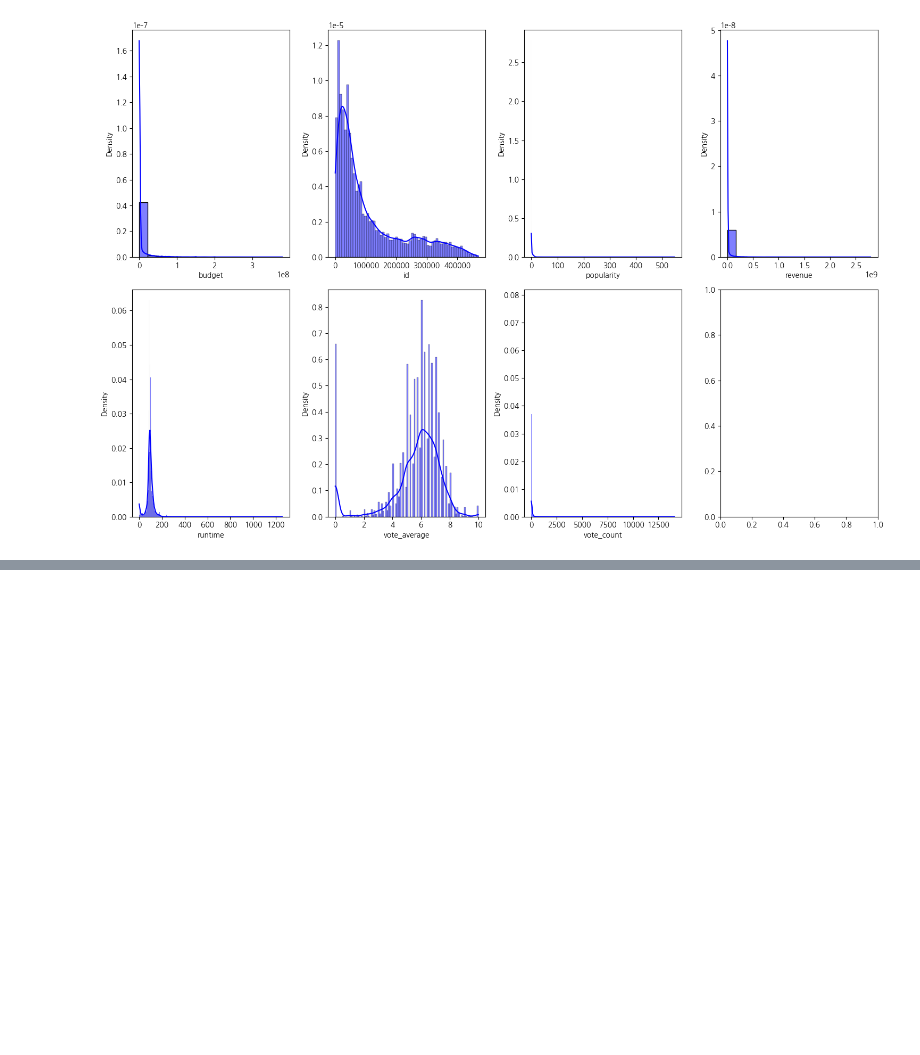
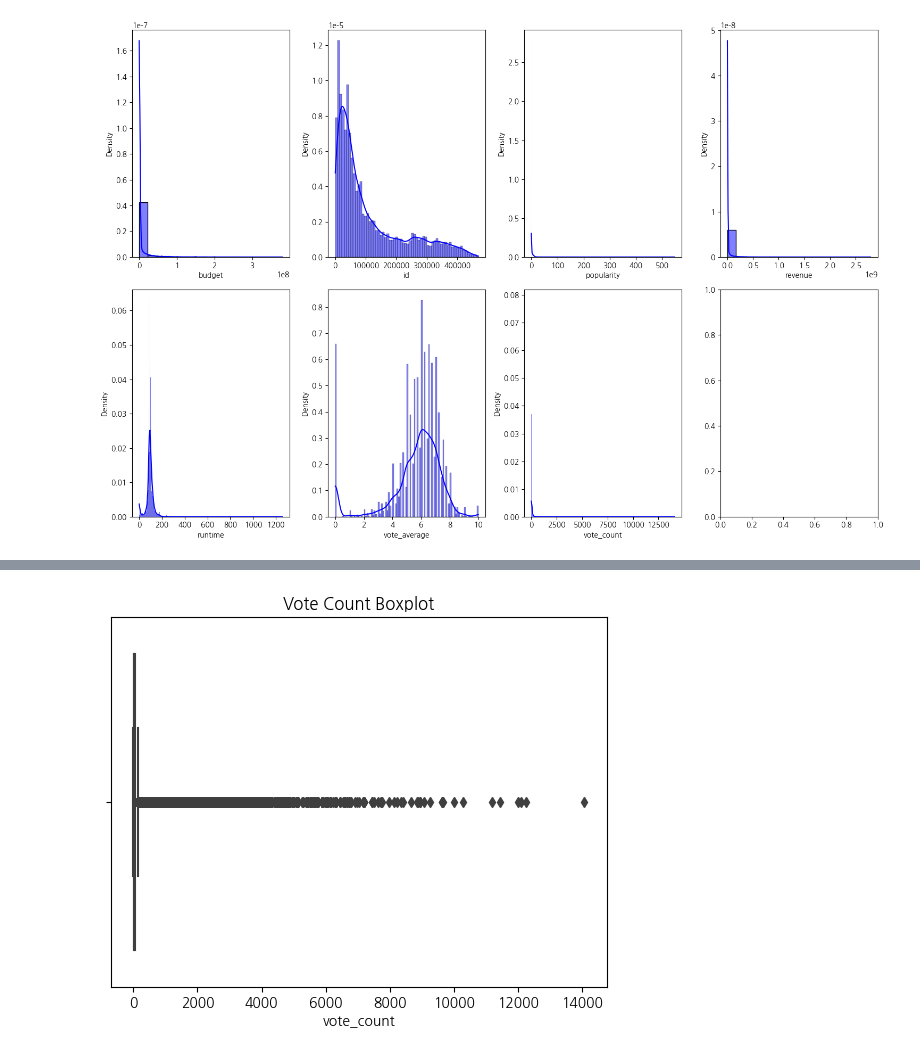
Before and after one commit to viola2002/dartb, a Jupyter notebook: toy_project/2024_Autumn/code/movie metadata EDA.ipynb, the cells around one changed output, grey strips where cells are left out. Cells and saved outputs as stored; diff of their text form; code cells hidden in the pictures; blank space fills up the shorter version.

```diff
--- a/toy_project/2024_Autumn/code/movie metadata EDA.ipynb
+++ b/toy_project/2024_Autumn/code/movie metadata EDA.ipynb
@@ -387,0 +498,6 @@ mvmd_selected.describe()
+# %%
+sns.boxplot(x=mvmd_selected['vote_count'])
+plt.title('Vote Count Boxplot')
+plt.show()
+# %% [output]
+[figure, added]
```
Also changed, not shown: parts of 39 cells of this notebook.
